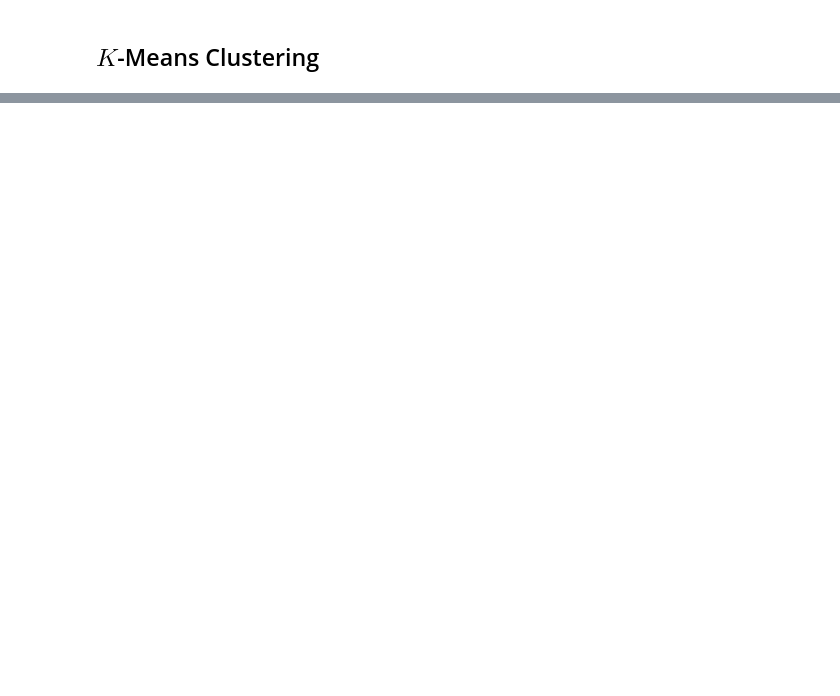
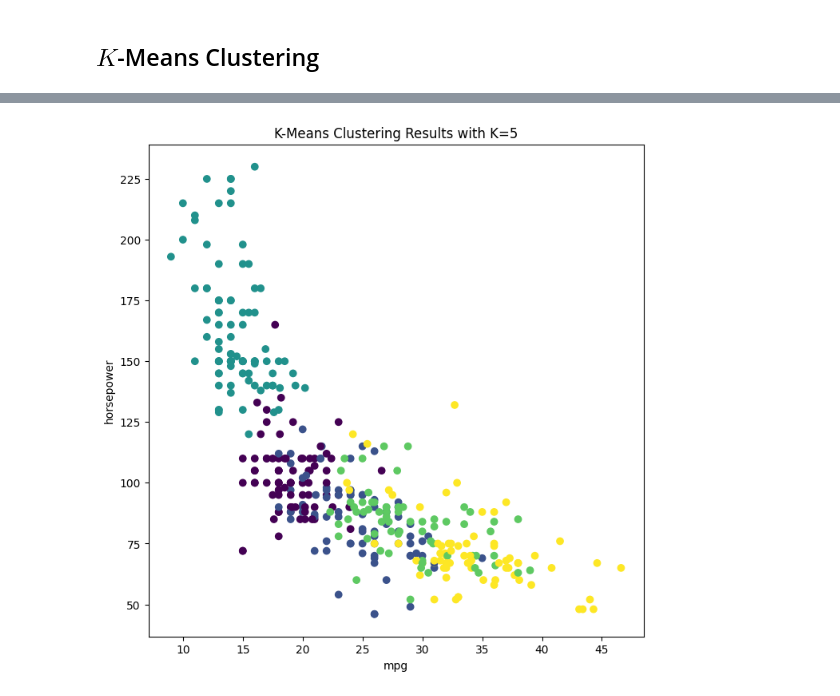
Before and after one commit to katesnow1/code_2600, a Jupyter notebook: clustering.ipynb, the cells around one changed output, grey strips where cells are left out. Cells and saved outputs as stored; diff of their text form; code cells hidden in the pictures; blank space fills up the shorter version.

```diff
--- a/clustering.ipynb
+++ b/clustering.ipynb
@@ -244,10 +487,12 @@ def kmeans_plot(data=sample10,n_clusters=3,var1='mpg',var2='weight'):
 # %%
 # can you find a pair of variables that are important when you have 5 different clusters?
 
 kmeans_plot(data=Auto,
-            n_clusters=4,
-            var1='displacement',
-            var2='mpg')
+            n_clusters=5,
+            var1='mpg',
+            var2='horsepower')
+# %% [output]
+[figure, added]
 # %%
 kmeans_plot(data=Auto,
             n_clusters=5,
```
Also changed, not shown: parts of 27 cells of this notebook, 1 other file.
